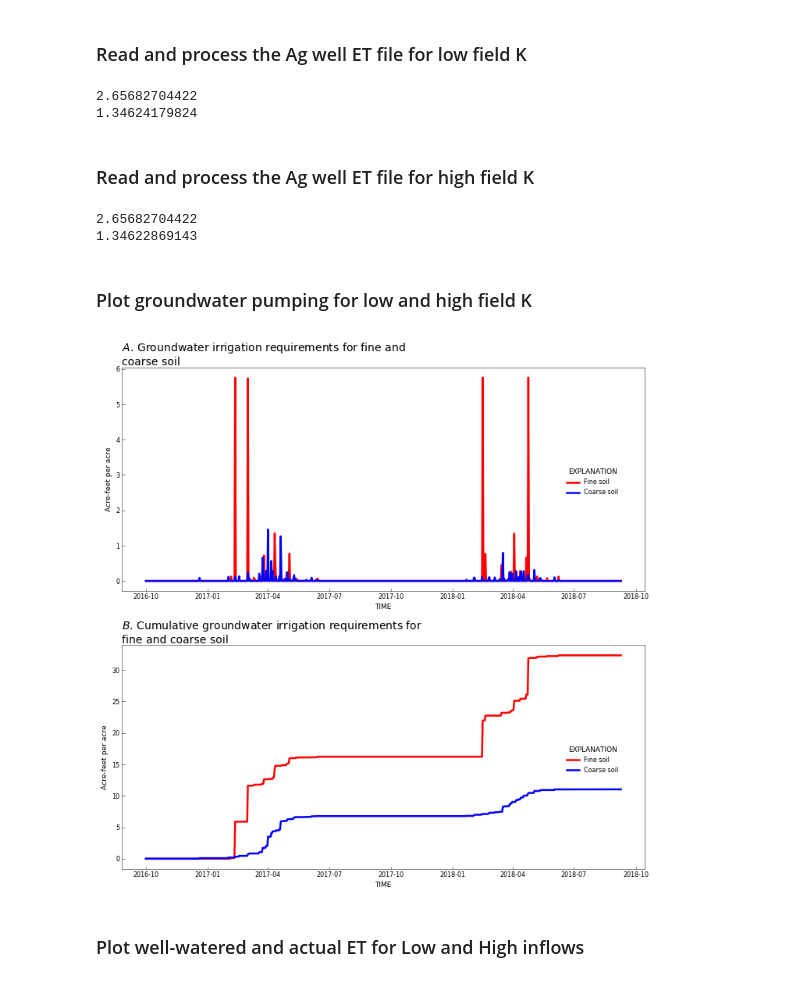
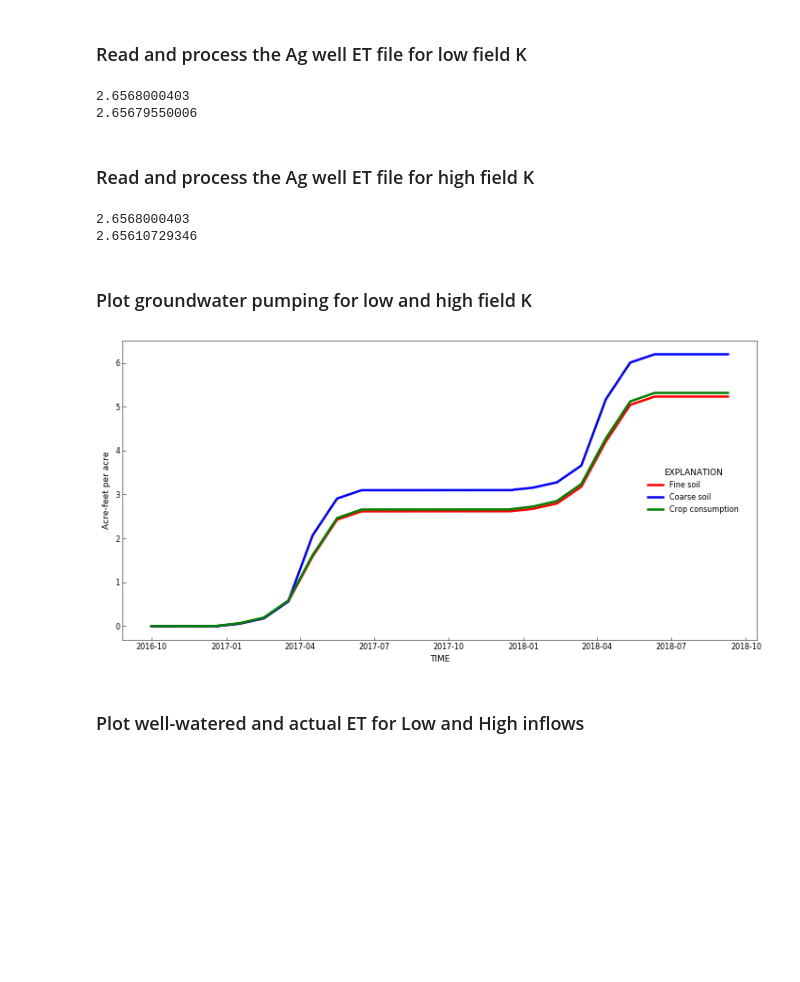
Before and after one commit to rniswon/mfnwt, a Jupyter notebook: Examples/AgWaterUse/Agwater1_gwonly/notebook/Ag_ETdemand.ipynb, the cells around one changed output. Cells and saved outputs as stored; diff of their text form; code cells hidden in the pictures; blank space fills up the shorter version.

```diff
--- a/Examples/AgWaterUse/Agwater1_gwonly/notebook/Ag_ETdemand.ipynb
+++ b/Examples/AgWaterUse/Agwater1_gwonly/notebook/Ag_ETdemand.ipynb
@@ -68,13 +68,13 @@ for line in lines:
 # close irrigation well file
 fname.close()
 
-# Cumulate values and convert from cfs to acre-feet
+# Cumulate values and convert from cfs to acre-feet per acre
 x=np.array(y1_high,dtype=float)
-x=x*86400*2.29569e-5/3.4435E+03
+x=x*5.76e-4
 y1_high=x
 y1_high_cum=x.cumsum()
 x=np.array(y2_high,dtype=float)
-x=x*86400*2.29569e-5/3.4435E+03
+x=x*5.76e-4
 y2_high=x
 y2_high_cum=x.cumsum()
 
@@ -119,13 +119,13 @@ for line in lines:
 # close irrigation well file
 fname.close()
 
-# Cumulate values and convert from cfs to acre-feet
+# Cumulate values and convert from cfs to acre-feet per acre
 x1=np.array(y1_low,dtype=float)
-x1=x1*86400*2.29569e-5/3.4435E+03
+x1=x1*5.76e-4
 y1_low=x1
 y1_low_cum=x1.cumsum()
 x2=np.array(y2_low,dtype=float)
-x2=x2*86400*2.29569e-5/3.4435E+03
+x2=x2*5.76e-4
 y2_low=x2
 y2_low_cum=x2.cumsum()
 
@@ -161,11 +161,11 @@ for line in lineset:
 
 # Cumulate values
 x1=np.array(y1et_low,dtype=float)
-x1=x1*86400*2.29569e-5/3.4435E+03
+x1=x1*5.76e-4
 y1et_low=x1
 y1et_low_cum=x1.cumsum()
 x2=np.array(y2et_low,dtype=float)
-x2=x2*86400*2.29569e-5/3.4435E+03
+x2=x2*5.76e-4
 y2et_low=x2
 y2et_low_cum=x2.cumsum()
 
@@ -176,8 +176,8 @@ fname.close()
 print(y1et_low_cum[len(y1et_low_cum)-1]/2)
 print(y2et_low_cum[len(y2et_low_cum)-1]/2)
 # %% [output]
-2.65682704422
-1.34624179824
+2.6568000403
+2.65679550006
 # %% [markdown]
 ### Read and process the Ag well ET file for high field K
 # %%
@@ -200,11 +200,11 @@ for line in lineset:
 
 # Cumulate values
 x=np.array(y1et_high,dtype=float)
-x=x*86400*2.29569e-5/3.4435E+03
+x=x*5.76e-4
 y1et_high=x
 y1et_high_cum=x.cumsum()
 x=np.array(y2et_high,dtype=float)
-x=x*86400*2.29569e-5/3.4435E+03
+x=x*5.76e-4
 y2et_high=x
 y2et_high_cum=x.cumsum()
 
@@ -216,53 +216,52 @@ fname.close()
 print(y1et_high_cum[len(y1et_high_cum)-1]/2)
 print(y2et_high_cum[len(y2et_high_cum)-1]/2)
 # %% [output]
-2.65682704422
-1.34622869143
+2.6568000403
+2.65610729346
 # %% [markdown]
 ### Plot groundwater pumping for low and high field K
 # %%
 # blow up the fonts for this demo
 plt.rcParams['xtick.labelsize'] = 8
 plt.rcParams['ytick.labelsize'] = 8
 plt.rcParams['axes.titlesize'] = 14
 
-fig, axes = plt.subplots(2, 1, figsize=(10, 10))
-axes = axes.flat
-axes[0].plot(plotdates,y1_low,color='r', linewidth=2.5, label="Fine soil")
-axes[0].plot(plotdates,y1_high,color='b', linewidth=2.5, label="Coarse soil")
-
-axes[1].plot(plotdates,y1_low_cum,color='r', linewidth=2.5, label="Fine soil")
-axes[1].plot(plotdates,y1_high_cum,color='b', linewidth=2.5, label="Coarse soil")
+fig, axes = plt.subplots(1, 1, figsize=(10, 5))
+#axes = axes.flat
+axes.plot(plotdates,y2_low_cum,color='r', linewidth=2.5, label="Fine soil")
+axes.plot(plotdates,y2_high_cum,color='b', linewidth=2.5, label="Coarse soil")
+axes.plot(plotdates,y2et_low_cum,color='g', linewidth=2.5, label="Crop consumption")
+#axes[1].plot(plotdates,y2et_high_cum,color='b', linewidth=2.5, label="Coarse soil")
 
 #start, end = axes[0].get_xlim()
 #start, end = axes[1].get_xlim()
 
 #axes[0].xaxis.set_ticks(np.arange(start, end, 90.0))
 #axes[1].xaxis.set_ticks(np.arange(start, end, 90.0))
 
-axes[0].set_ylabel('Acre-feet per acre')
-axes[0].set_xlabel(header[0])
+axes.set_ylabel('Acre-feet per acre')
+axes.set_xlabel(header[0])
 
 plt.ylabel('Acre-feet per acre')
 plt.xlabel(header[0])
 
-rf.title(axes[0], 'Groundwater irrigation requirements for fine and coarse soil', subplot_prefix='A')
-rf.title(axes[1], 'Cumulative groundwater irrigation requirements for fine and coarse soil', subplot_prefix='B')
+#rf.title(axes[0], 'Groundwater irrigation requirements for fine and coarse soil', subplot_prefix='A')
+#rf.title(axes[1], 'Cumulative groundwater irrigation requirements for fine and coarse soil', subplot_prefix='B')
 
 fmt = mdates.DateFormatter('%Y-%m-%d')
 
 # Set legend
-handles, labels = axes[0].get_legend_handles_labels()
-rf.legend(axes[0], handles, labels, bbox_to_anchor=(.9, 0.4))
+handles, labels = axes.get_legend_handles_labels()
+rf.legend(axes, handles, labels, bbox_to_anchor=(.9, 0.4))
 
 # Set legend
-handles, labels = axes[1].get_legend_handles_labels()
-rf.legend(axes[1], handles, labels, bbox_to_anchor=(.9, 0.4))
+#handles, labels = axes[1].get_legend_handles_labels()
+#rf.legend(axes[1], handles, labels, bbox_to_anchor=(.9, 0.4))
 
 plt.tight_layout()
 plt.savefig('GWonlyQ.pdf')
 # %% [output]
-[figure, old version]
+[figure, new version]
 # %% [markdown]
 ### Plot well-watered and actual ET for Low and High inflows
 # %%
```
Also changed, not shown: parts of 3 cells of this notebook, 9 other files.
